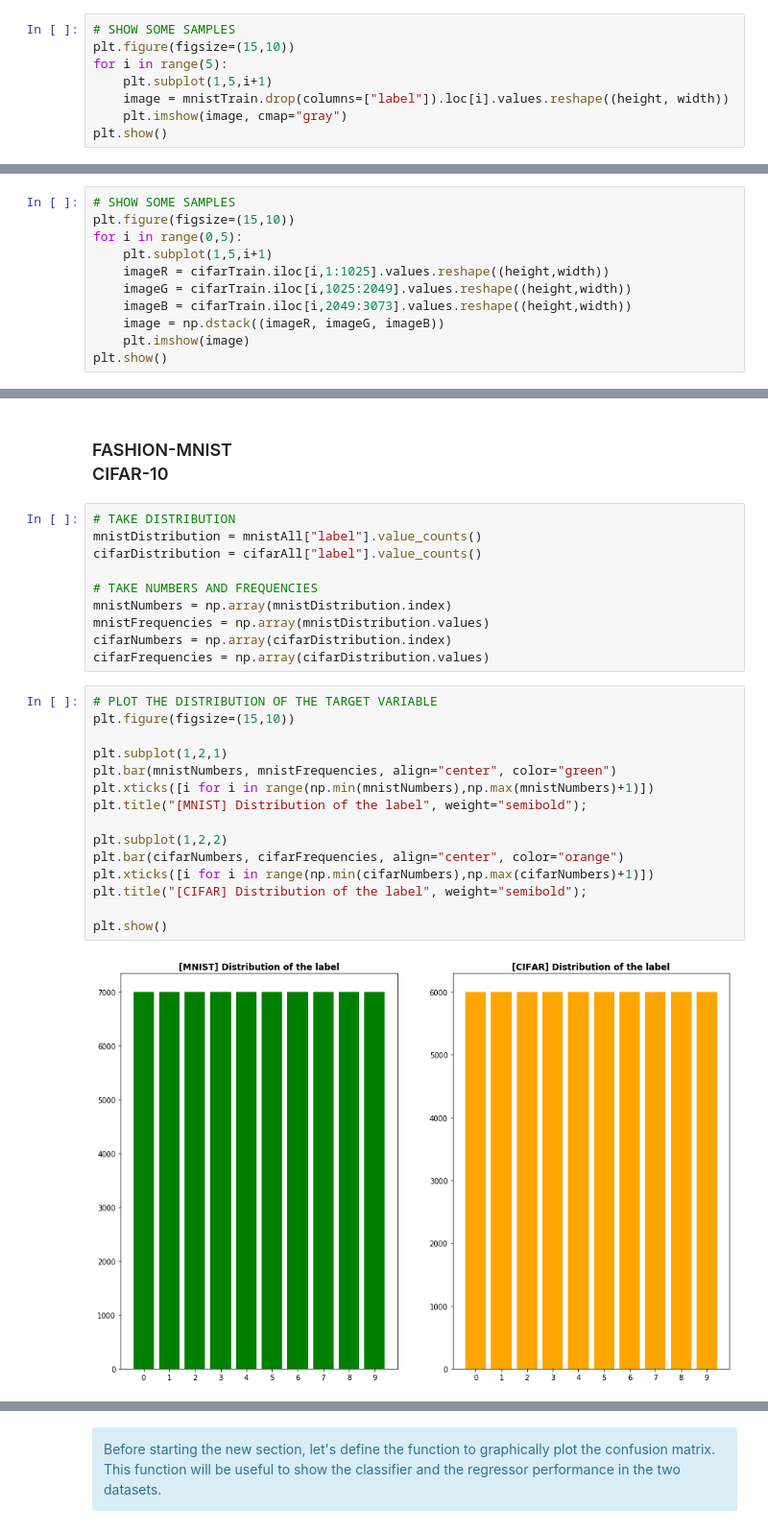
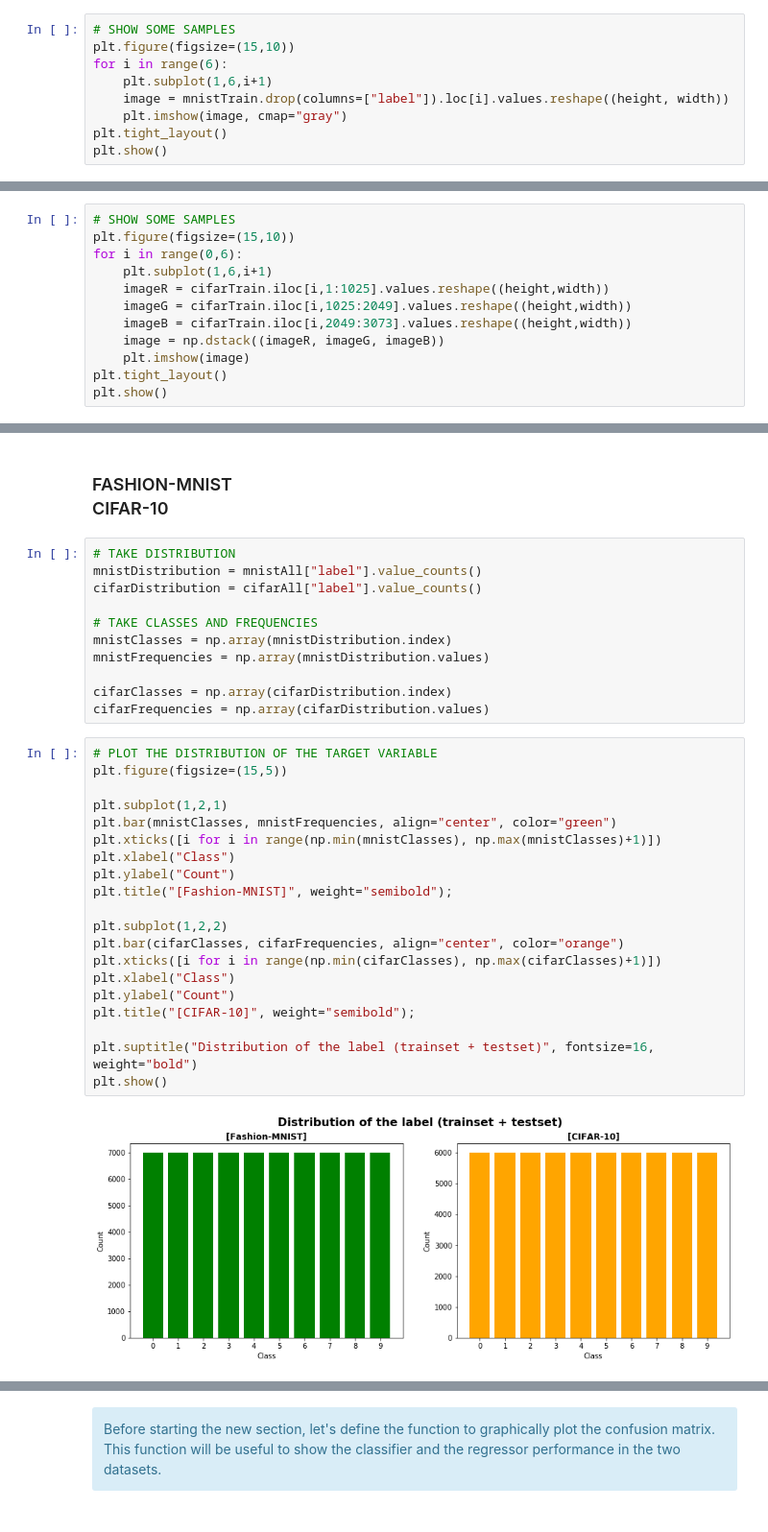
Before and after one commit to claudioscalzo/asi-challenge, a Jupyter notebook: asi_challenge_claudio_scalzo.ipynb, the cells around one changed output, grey strips where cells are left out. Shown at 96% size. Drawn from its saved outputs; the diff is of its cells as text.

```diff
--- a/asi_challenge_claudio_scalzo.ipynb
+++ b/asi_challenge_claudio_scalzo.ipynb
@@ -91,9 +91,10 @@ Now we can show some example of the loaded data:
 # %%
 # SHOW SOME SAMPLES
 plt.figure(figsize=(15,10))
-for i in range(5):
-    plt.subplot(1,5,i+1)
+for i in range(6):
+    plt.subplot(1,6,i+1)
     image = mnistTrain.drop(columns=["label"]).loc[i].values.reshape((height, width))
     plt.imshow(image, cmap="gray")
+plt.tight_layout()
 plt.show()
 # %% [output]
@@ -181,12 +182,13 @@ Now we can show some example of the loaded data:
 # %%
 # SHOW SOME SAMPLES
 plt.figure(figsize=(15,10))
-for i in range(0,5):
-    plt.subplot(1,5,i+1)
+for i in range(0,6):
+    plt.subplot(1,6,i+1)
     imageR = cifarTrain.iloc[i,1:1025].values.reshape((height,width))
     imageG = cifarTrain.iloc[i,1025:2049].values.reshape((height,width))
     imageB = cifarTrain.iloc[i,2049:3073].values.reshape((height,width))
     image = np.dstack((imageR, imageG, imageB))
     plt.imshow(image)
+plt.tight_layout()
 plt.show()
 # %% [output]
@@ -309,25 +301,31 @@ cifarAll = pd.concat((cifarTrain, cifarTest)).reset_index(drop=True)
 mnistDistribution = mnistAll["label"].value_counts()
 cifarDistribution = cifarAll["label"].value_counts()
 
-# TAKE NUMBERS AND FREQUENCIES
-mnistNumbers = np.array(mnistDistribution.index)
+# TAKE CLASSES AND FREQUENCIES
+mnistClasses = np.array(mnistDistribution.index)
 mnistFrequencies = np.array(mnistDistribution.values)
-cifarNumbers = np.array(cifarDistribution.index)
+
+cifarClasses = np.array(cifarDistribution.index)
 cifarFrequencies = np.array(cifarDistribution.values)
 # %%
 # PLOT THE DISTRIBUTION OF THE TARGET VARIABLE
-plt.figure(figsize=(15,10))
+plt.figure(figsize=(15,5))
 
 plt.subplot(1,2,1)
-plt.bar(mnistNumbers, mnistFrequencies, align="center", color="green")
-plt.xticks([i for i in range(np.min(mnistNumbers),np.max(mnistNumbers)+1)])
-plt.title("[MNIST] Distribution of the label", weight="semibold");
+plt.bar(mnistClasses, mnistFrequencies, align="center", color="green")
+plt.xticks([i for i in range(np.min(mnistClasses), np.max(mnistClasses)+1)])
+plt.xlabel("Class")
+plt.ylabel("Count")
+plt.title("[Fashion-MNIST]", weight="semibold");
 
 plt.subplot(1,2,2)
-plt.bar(cifarNumbers, cifarFrequencies, align="center", color="orange")
-plt.xticks([i for i in range(np.min(cifarNumbers),np.max(cifarNumbers)+1)])
-plt.title("[CIFAR] Distribution of the label", weight="semibold");
+plt.bar(cifarClasses, cifarFrequencies, align="center", color="orange")
+plt.xticks([i for i in range(np.min(cifarClasses), np.max(cifarClasses)+1)])
+plt.xlabel("Class")
+plt.ylabel("Count")
+plt.title("[CIFAR-10]", weight="semibold");
 
+plt.suptitle("Distribution of the label (trainset + testset)", fontsize=16, weight="bold")
 plt.show()
 # %% [output]
-[figure, old version]
+[figure, new version]
```
Also changed, not shown: parts of 25 cells of this notebook.
